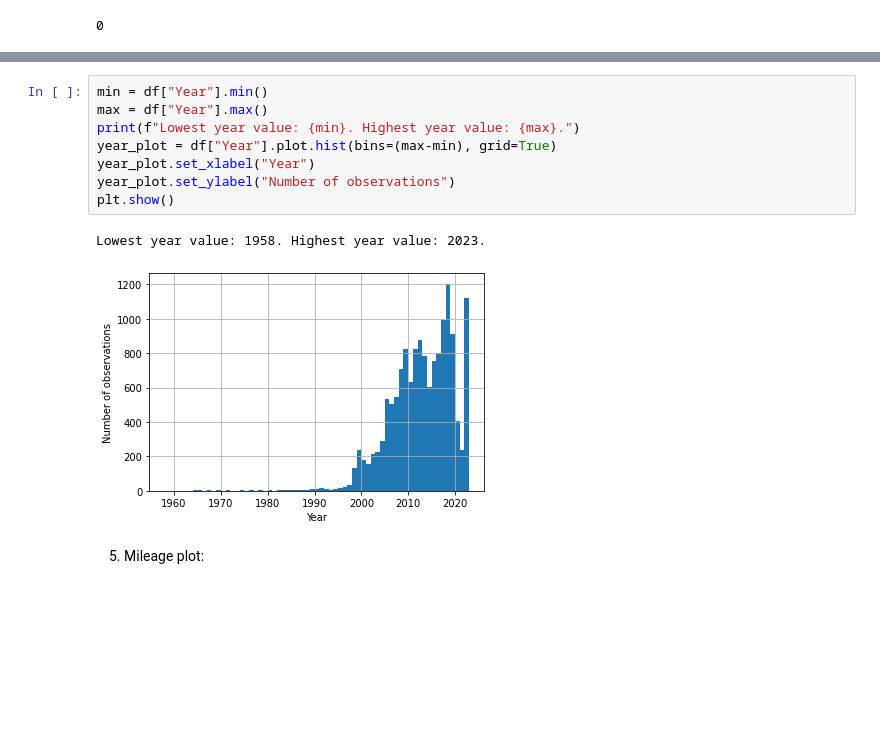
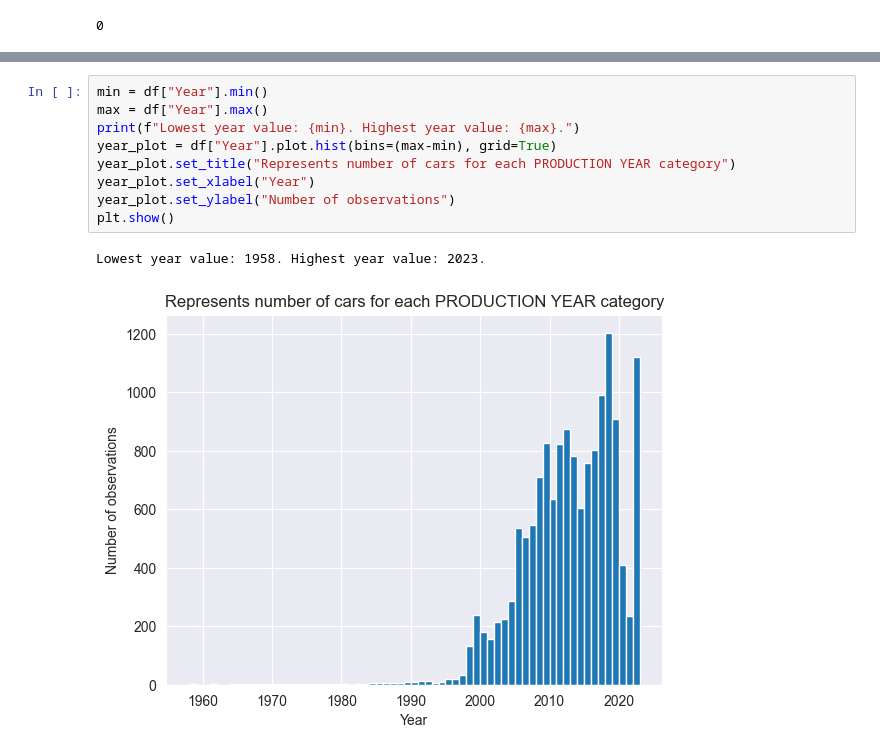
Before and after one commit to PsimonL/AI_Assesment, a Jupyter notebook: main.ipynb, the cells around one changed output, grey strips where cells are left out. Cells and saved outputs as stored; diff of their text form; blank space fills up the shorter version.

```diff
--- a/main.ipynb
+++ b/main.ipynb
@@ -101,16 +103,15 @@ Lowest price value: 1500. Highest price value: 570000.
 # %%
 min = df["Year"].min()
 max = df["Year"].max()
 print(f"Lowest year value: {min}. Highest year value: {max}.")
 year_plot = df["Year"].plot.hist(bins=(max-min), grid=True)
+year_plot.set_title("Represents number of cars for each PRODUCTION YEAR category")
 year_plot.set_xlabel("Year")
 year_plot.set_ylabel("Number of observations")
 plt.show()
 # %% [output]
 Lowest year value: 1958. Highest year value: 2023.
-[figure, old version]
+[figure, new version]
-# %% [markdown]
-5. Mileage plot:
 # %%
 min = df["Mileage"].min()
 max = df["Mileage"].max()
```
Also changed, not shown: parts of 19 cells of this notebook, 4 other files.
